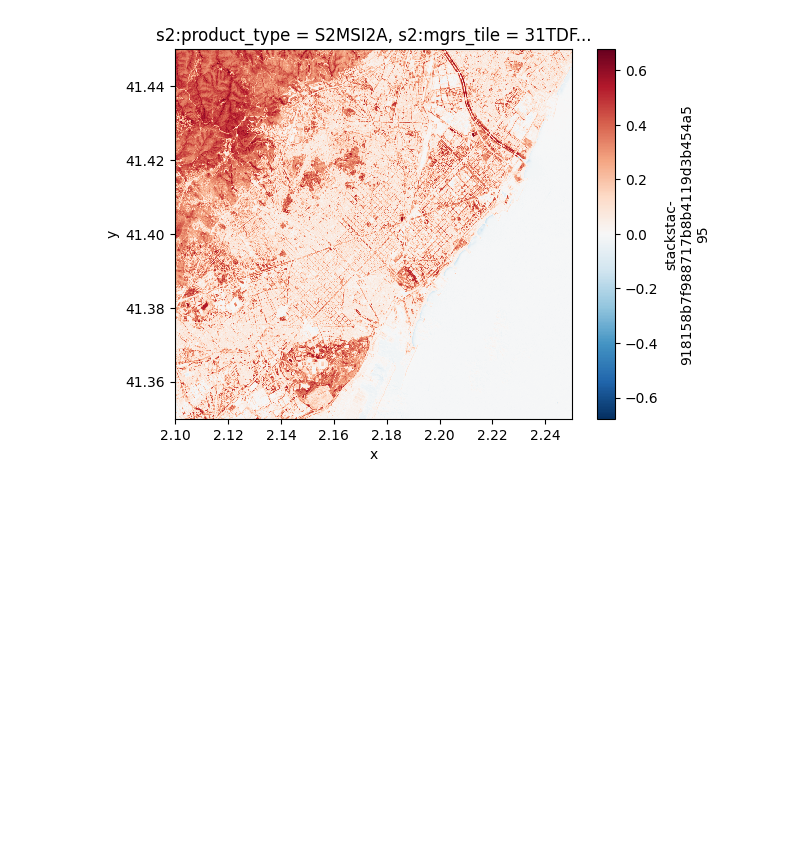
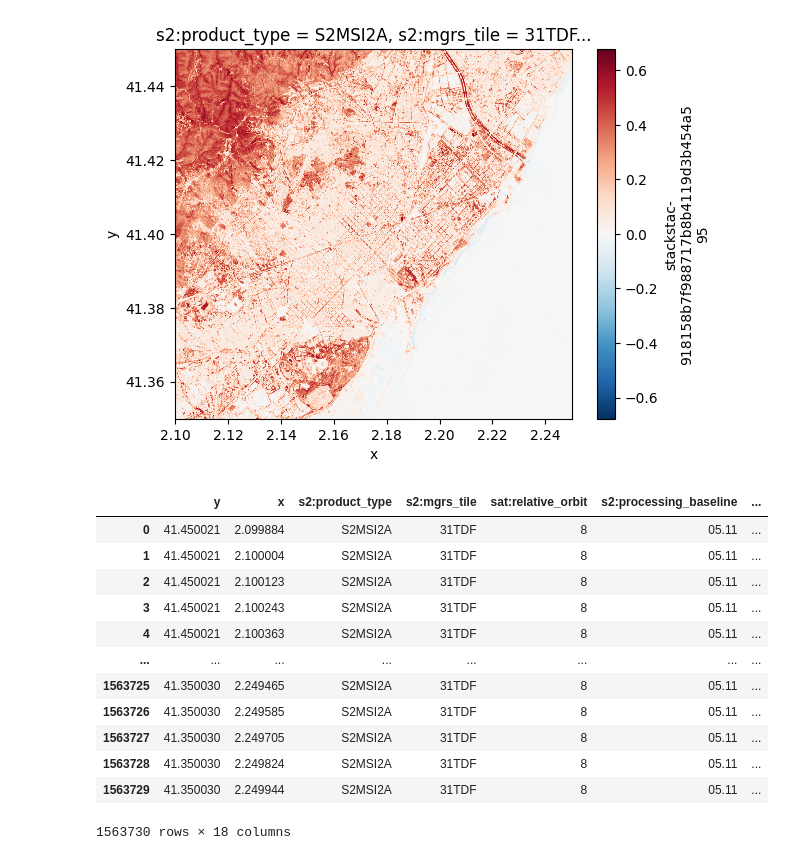
Before and after one commit to jammy-data/REALLOCATE_AI, a Jupyter notebook: notebooks/ndvi.ipynb, the cells around one changed output. Cells and saved outputs as stored; diff of their text form; code cells hidden in the pictures; blank space fills up the shorter version.

Commit message:
Add a to_dataframe function so the df can be harmonised in future

```diff
--- a/notebooks/ndvi.ipynb
+++ b/notebooks/ndvi.ipynb
@@ -58,3 +58,19 @@ ndvi.plot()
 # %% [output]
 <matplotlib.collections.QuadMesh at 0x...>
 [figure]
+# %%
+df = ndvi_local.to_dataframe().reset_index() # Convert to DataFrame for further analysis
+# %% [output]
+|  | y | x | s2:product_type | s2:mgrs_tile | sat:relative_orbit | s2:processing_baseline | ... |
+| 0 | 41.450021 | 2.099884 | S2MSI2A | 31TDF | 8 | 05.11 | ... |
+| 1 | 41.450021 | 2.100004 | S2MSI2A | 31TDF | 8 | 05.11 | ... |
+| 2 | 41.450021 | 2.100123 | S2MSI2A | 31TDF | 8 | 05.11 | ... |
+| 3 | 41.450021 | 2.100243 | S2MSI2A | 31TDF | 8 | 05.11 | ... |
+| 4 | 41.450021 | 2.100363 | S2MSI2A | 31TDF | 8 | 05.11 | ... |
+| ... | ... | ... | ... | ... | ... | ... | ... |
+| 1563725 | 41.350030 | 2.249465 | S2MSI2A | 31TDF | 8 | 05.11 | ... |
+| 1563726 | 41.350030 | 2.249585 | S2MSI2A | 31TDF | 8 | 05.11 | ... |
+| 1563727 | 41.350030 | 2.249705 | S2MSI2A | 31TDF | 8 | 05.11 | ... |
+| 1563728 | 41.350030 | 2.249824 | S2MSI2A | 31TDF | 8 | 05.11 | ... |
+| 1563729 | 41.350030 | 2.249944 | S2MSI2A | 31TDF | 8 | 05.11 | ... |
+1563730 rows × 18 columns
```
Also changed, not shown: parts of 1 cell of this notebook.
